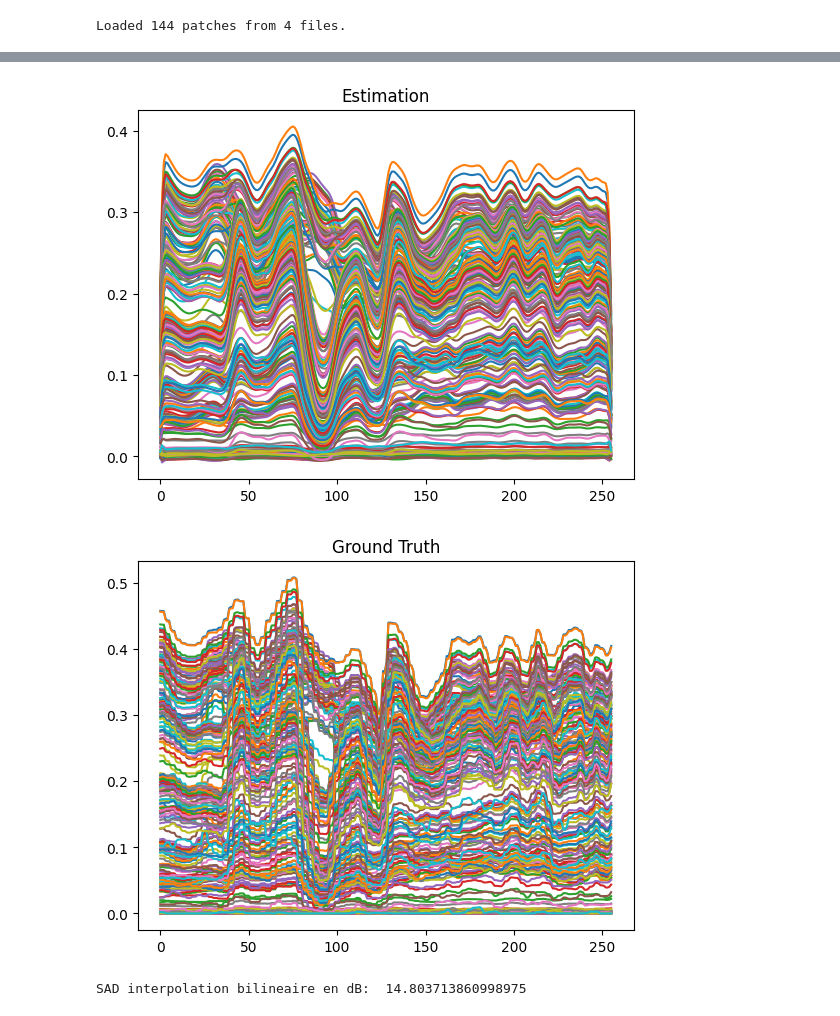
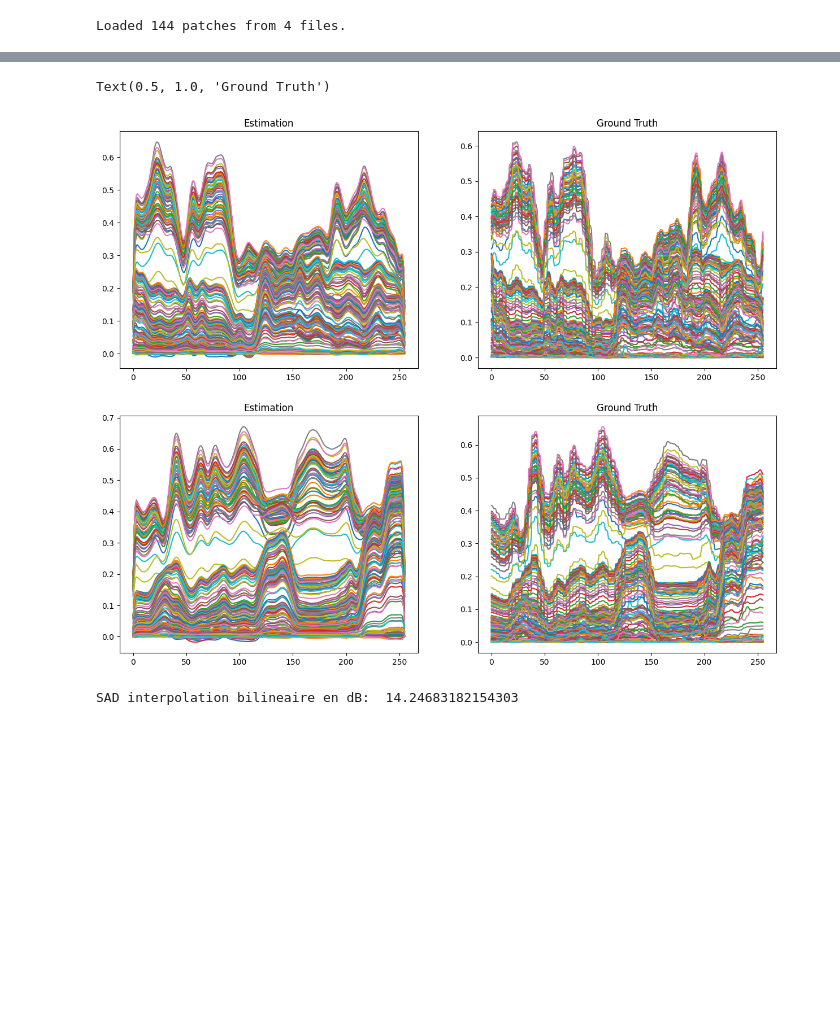
Before and after one commit to clementgilli/Multimodal-change-detection-for-remote-sensing-images, a Jupyter notebook: worksheet.ipynb, the cells around one changed output, grey strips where cells are left out. Saved outputs shown, nothing was run; the diff lists cells and outputs as text; code cells hidden in the pictures; blank space fills up the shorter version.

```diff
--- a/worksheet.ipynb
+++ b/worksheet.ipynb
@@ -79,7 +79,7 @@ Normalized error between original and simulated multispectral images: 0.20476488
 from src.utils_dataset import SpectralDataset
 # %%
 dataset = SpectralDataset()
-dataloader = torch.utils.data.DataLoader(dataset, batch_size=4, shuffle=True)
+dataloader = torch.utils.data.DataLoader(dataset, batch_size=8, shuffle=True)
 # %% [output]
 Loaded 144 patches from 4 files.
 # %%
@@ -107,8 +107,8 @@ Text(0.5, 1.0, 'Hyperspectral Patch')
 # %%
 from src.models import GradualExpansionUNet
 # %%
-model = GradualExpansionUNet(interpolation_mode="Bilinear")
-model.load_state_dict(torch.load('first_model.pth', map_location=torch.device('cpu')))
+model = GradualExpansionUNet(interpolation_mode="ConvTranspose2d")
+model.load_state_dict(torch.load('saves/model3/best_model.pth', map_location=torch.device('cpu')))
 model.eval();
 # %%
 y_batch_pred = model(X_batch)
@@ -137,9 +137,20 @@ for i in range(1):
 # %%
-plt.figure(),plt.plot(y_pred_sample[:,1,:]),plt.title('Estimation');
-plt.figure(),plt.plot(y_sample[:,1,:]),plt.title('Ground Truth');
+idx_rand = np.random.randint(0, y_sample.shape[1])
+
+fig, axes = plt.subplots(2, 2, figsize=(15, 12))
+
+axes[0, 0].plot(y_pred_sample[:, idx_rand, :])
+axes[0, 0].set_title('Estimation')
+axes[0, 1].plot(y_sample[:, idx_rand, :])
+axes[0, 1].set_title('Ground Truth')
+
+axes[1, 0].plot(y_pred_sample[idx_rand, :, :])
+axes[1, 0].set_title('Estimation')
+axes[1, 1].plot(y_sample[idx_rand, :, :])
+axes[1, 1].set_title('Ground Truth')
 # %% [output]
+Text(0.5, 1.0, 'Ground Truth')
-[figure, old version]
+[figure, new version]
-[figure, removed]
 # %%
 def evalSR(HSI0,HSI_est):
     # HSI0: ground-truth HSI (cube)
@@ -155,4 +166,4 @@ def evalSR(HSI0,HSI_est):
 # %%
 print('SAD interpolation bilineaire en dB: ',-10*np.log10(np.abs(1-(evalSR(y_sample, y_pred_sample)))))
 # %% [output]
-SAD interpolation bilineaire en dB:  14.803713860998975
+SAD interpolation bilineaire en dB:  14.24683182154303
```
Also changed, not shown: parts of 4 cells of this notebook, 1 other file.
